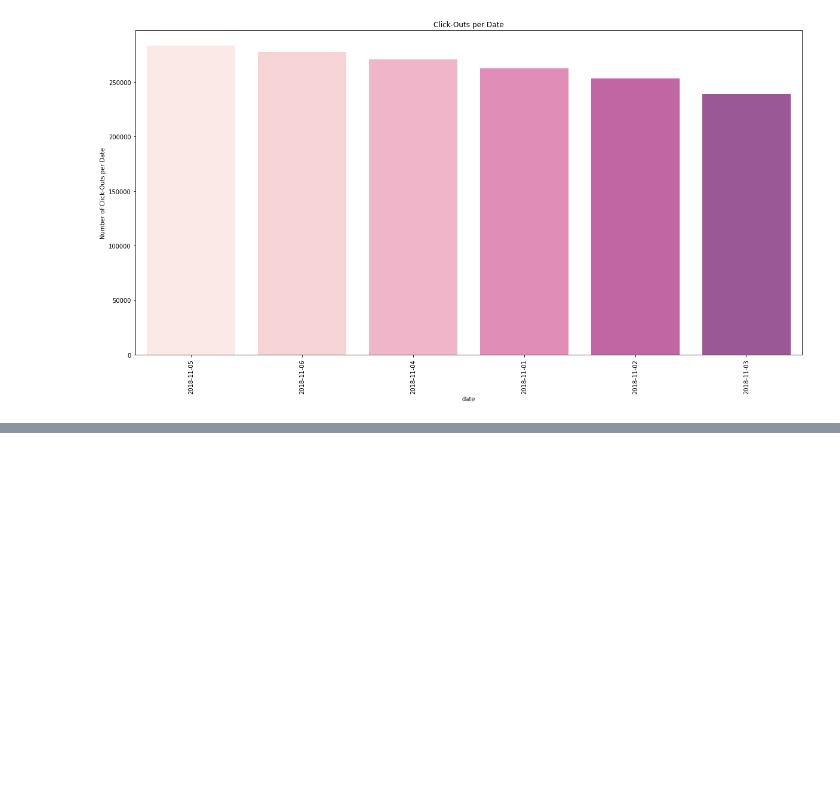
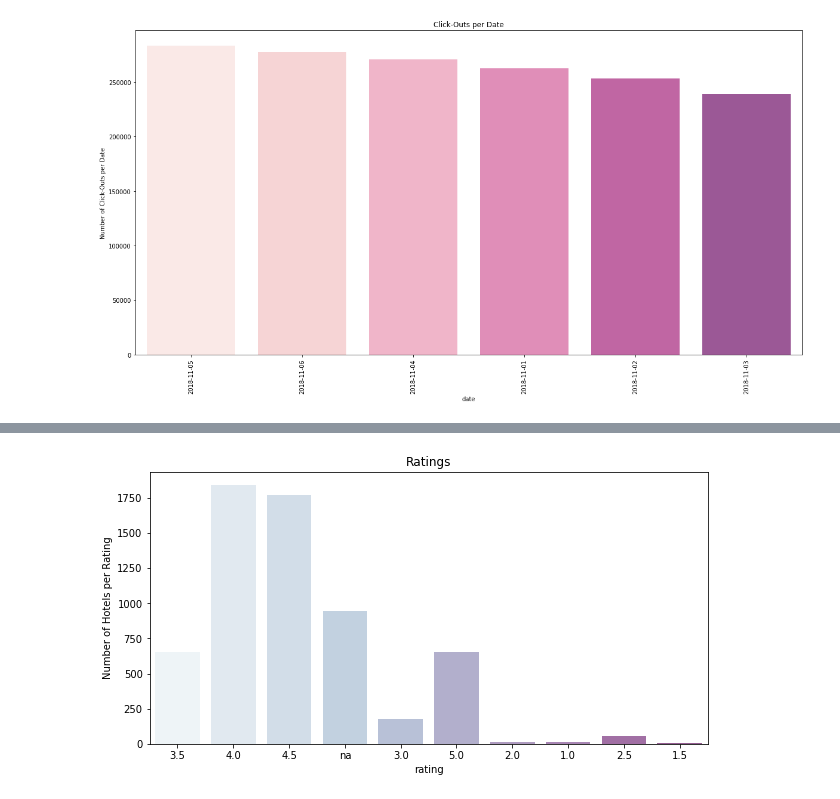
Before and after one commit to fpleoni/where_do_we_go_from_here, a Jupyter notebook: jupyter_notebooks/exploratory_data_analysis.ipynb, the cells around one changed output, grey strips where cells are left out. Cells and saved outputs as stored; diff of their text form; code cells hidden in the pictures; blank space fills up the shorter version.

```diff
--- a/jupyter_notebooks/exploratory_data_analysis.ipynb
+++ b/jupyter_notebooks/exploratory_data_analysis.ipynb
@@ -307,0 +378,13 @@ plt.show()
+# %%
+# Replace np.nan values with mean
+hotels_com_df["price"] = hotels_com_df["price"].replace(np.nan, 125.0)
+# %%
+# Split landmark
+landmarks_df = hotels_com_df["landmark"].str.split("\n", expand = True)
+# %%
+# Merge landmarks_df with hotels_com_df
+hotels_com_df = pd.merge(landmarks_df, hotels_com_df[["location", "hotel_name", "rating", "address",
+                                             "locality", "price"]], left_index = True,
+                          right_index = True, how = "right")
+# %%
+hotels_com_df.rename({0: "landmark_one", 1: "landmark_two"}, inplace = True, axis = 1)
@@ -307,0 +411,9 @@ plt.show()
+# %%
+# Ratings Countplot
+plt.figure(figsize = (10, 5))
+sns.countplot(hotels_com_df["rating"], alpha = .70, palette = "BuPu")
+plt.title("Ratings")
+plt.ylabel("Number of Hotels per Rating")
+plt.show()
+# %% [output]
+[figure, added]
```
Also changed, not shown: parts of 11 cells of this notebook.
